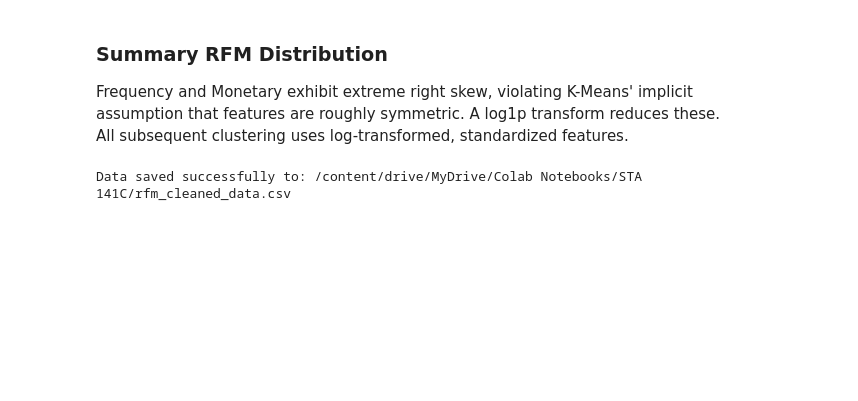
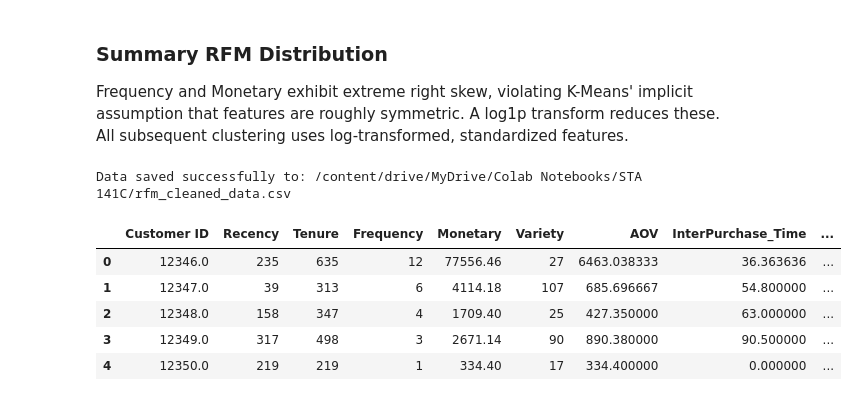
Before and after one commit to xquynhtrinh/STA_141C_Final_Project, a Jupyter notebook: EDA_and_Data_Cleaning.ipynb, the cells around one changed output. Saved outputs shown, nothing was run; the diff lists cells and outputs as text; code cells hidden in the pictures; blank space fills up the shorter version.

```diff
--- a/EDA_and_Data_Cleaning.ipynb
+++ b/EDA_and_Data_Cleaning.ipynb
@@ -218,3 +252,12 @@ rfm_final.to_csv(save_path, index=False)
 print("Data saved successfully to:", save_path)
 # %% [output]
 Data saved successfully to: /content/drive/MyDrive/Colab Notebooks/STA 141C/rfm_cleaned_data.csv
+# %%
+rfm_final.head()
+# %% [output]
+|  | Customer ID | Recency | Tenure | Frequency | Monetary | Variety | AOV | InterPurchase_Time | ... |
+| 0 | 12346.0 | 235 | 635 | 12 | 77556.46 | 27 | 6463.038333 | 36.363636 | ... |
+| 1 | 12347.0 | 39 | 313 | 6 | 4114.18 | 107 | 685.696667 | 54.800000 | ... |
+| 2 | 12348.0 | 158 | 347 | 4 | 1709.40 | 25 | 427.350000 | 63.000000 | ... |
+| 3 | 12349.0 | 317 | 498 | 3 | 2671.14 | 90 | 890.380000 | 90.500000 | ... |
+| 4 | 12350.0 | 219 | 219 | 1 | 334.40 | 17 | 334.400000 | 0.000000 | ... |
```
Also changed, not shown: parts of 4 cells of this notebook.
